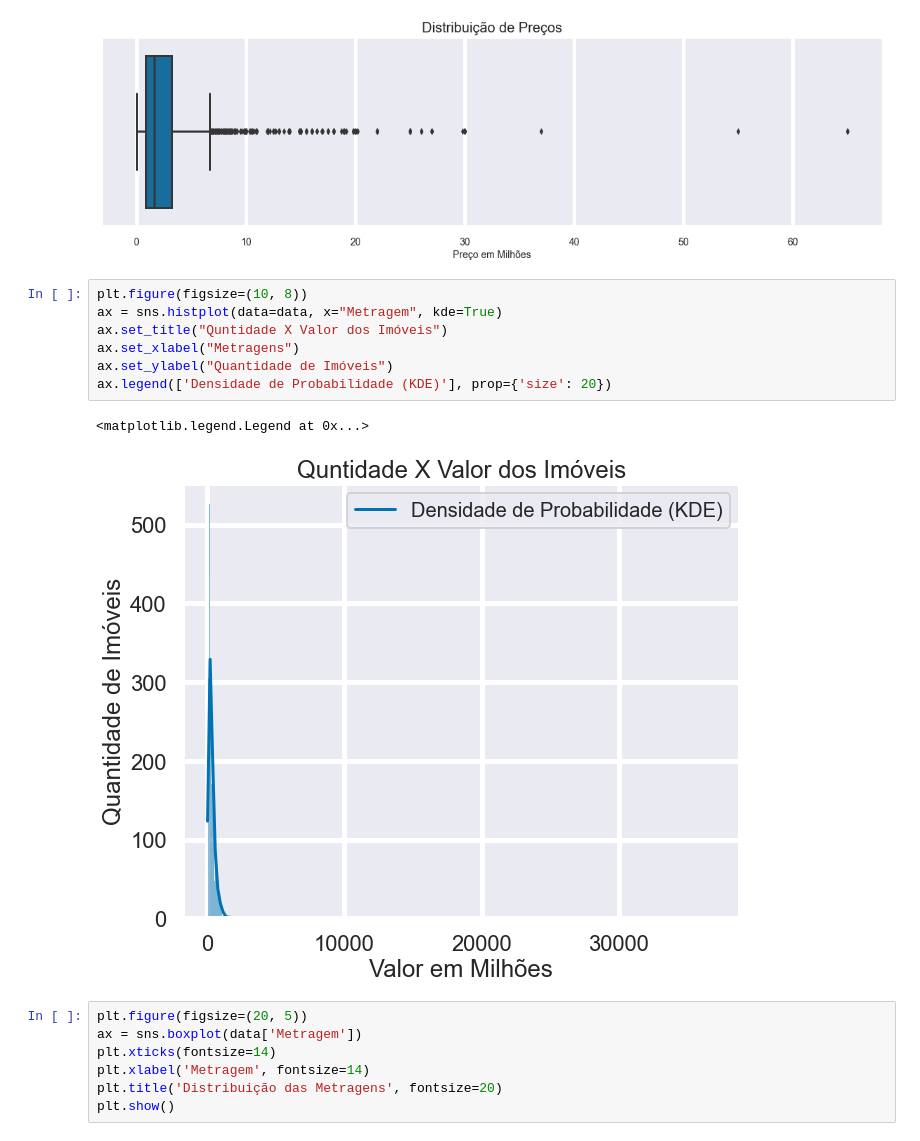
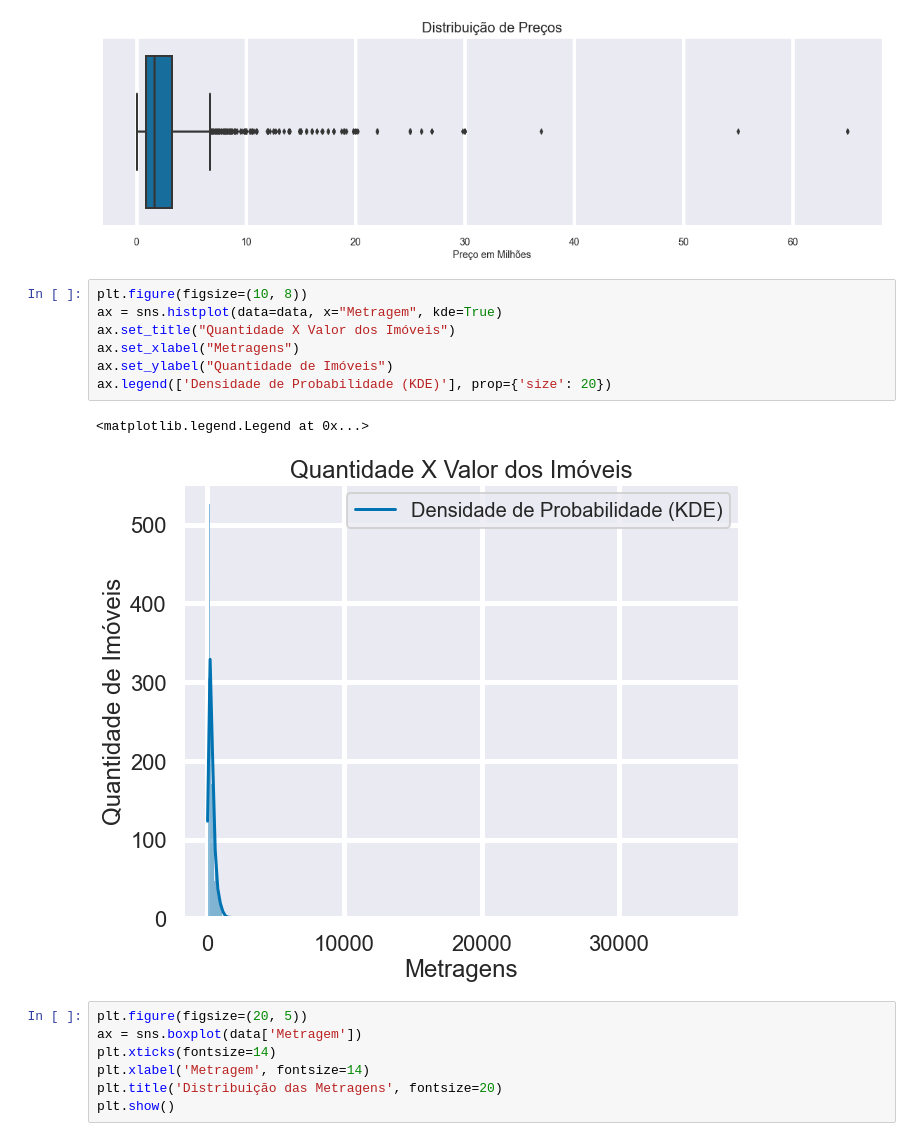
Before and after one commit to GabrielBG0/Sao-Paulo-Home-Prices, a Jupyter notebook: finalProject.ipynb, the cells around one changed output. Drawn from its saved outputs; the diff is of its cells as text.

```diff
--- a/finalProject.ipynb
+++ b/finalProject.ipynb
@@ -264,13 +264,13 @@ plt.show()
 # %%
 plt.figure(figsize=(10, 8))
 ax = sns.histplot(data=data, x="Metragem", kde=True)
-ax.set_title("Quntidade X Valor dos Imóveis")
+ax.set_title("Quantidade X Valor dos Imóveis")
 ax.set_xlabel("Metragens")
 ax.set_ylabel("Quantidade de Imóveis")
 ax.legend(['Densidade de Probabilidade (KDE)'], prop={'size': 20})
 # %% [output]
 <matplotlib.legend.Legend at 0x...>
-[figure, old version]
+[figure, new version]
 # %%
 plt.figure(figsize=(20, 5))
 ax = sns.boxplot(data['Metragem'])
```
Also changed, not shown: parts of 9 cells of this notebook.
